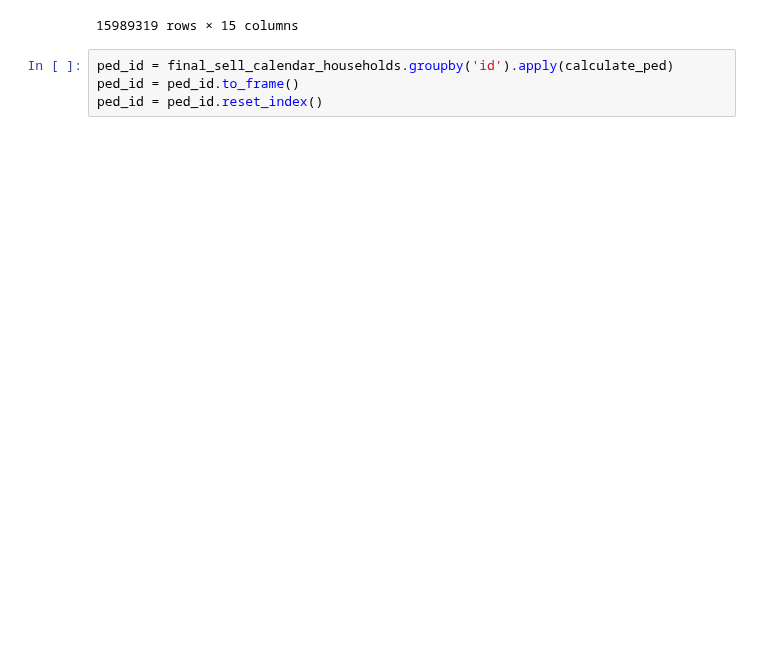
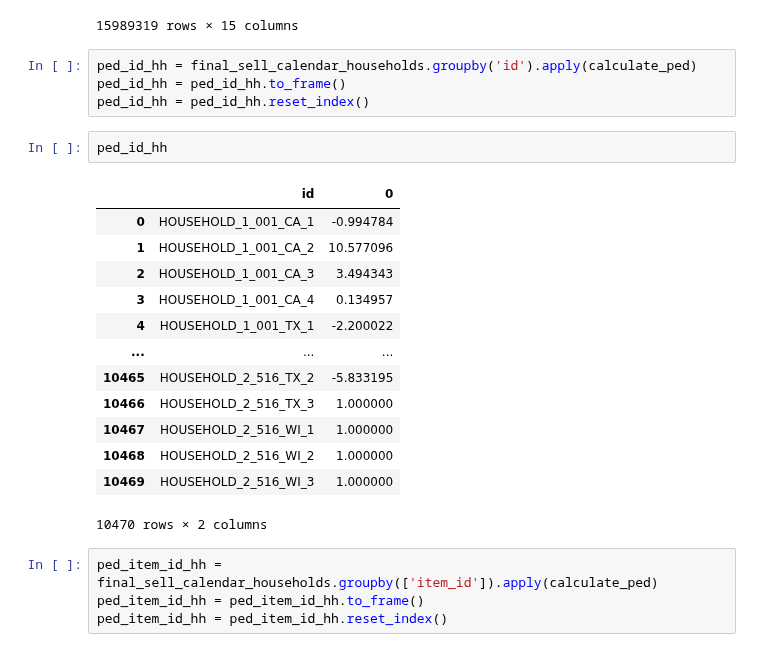
Before and after one commit to aaronmonash24/FYP, a Jupyter notebook: Data Analysis/PED.ipynb, the cells around one changed output. Drawn from its saved outputs; the diff is of its cells as text; blank space fills up the shorter version.

Commit message:
Calculate PED of hobbies items by id and item_id

```diff
--- a/Data Analysis/PED.ipynb
+++ b/Data Analysis/PED.ipynb
@@ -232,6 +232,26 @@ final_sell_calendar_households
 | 15989318 | HOUSEHOLD_2_516_WI_3 | 11105 | 5.94 | d_35 | 2011 | 3 | 7 | 2011-03-04 | 0 | 35 | HOUSEHOLD | ... |
 15989319 rows × 15 columns
 # %%
-ped_id = final_sell_calendar_households.groupby('id').apply(calculate_ped)
-ped_id = ped_id.to_frame()
-ped_id = ped_id.reset_index()
+ped_id_hh = final_sell_calendar_households.groupby('id').apply(calculate_ped)
+ped_id_hh = ped_id_hh.to_frame()
+ped_id_hh = ped_id_hh.reset_index()
+# %%
+ped_id_hh
+# %% [output]
+|  | id | 0 |
+| 0 | HOUSEHOLD_1_001_CA_1 | -0.994784 |
+| 1 | HOUSEHOLD_1_001_CA_2 | 10.577096 |
+| 2 | HOUSEHOLD_1_001_CA_3 | 3.494343 |
+| 3 | HOUSEHOLD_1_001_CA_4 | 0.134957 |
+| 4 | HOUSEHOLD_1_001_TX_1 | -2.200022 |
+| ... | ... | ... |
+| 10465 | HOUSEHOLD_2_516_TX_2 | -5.833195 |
+| 10466 | HOUSEHOLD_2_516_TX_3 | 1.000000 |
+| 10467 | HOUSEHOLD_2_516_WI_1 | 1.000000 |
+| 10468 | HOUSEHOLD_2_516_WI_2 | 1.000000 |
+| 10469 | HOUSEHOLD_2_516_WI_3 | 1.000000 |
+10470 rows × 2 columns
+# %%
+ped_item_id_hh = final_sell_calendar_households.groupby(['item_id']).apply(calculate_ped)
+ped_item_id_hh = ped_item_id_hh.to_frame()
+ped_item_id_hh = ped_item_id_hh.reset_index()
```
Also changed, not shown: parts of 1 cell of this notebook, 2 other files.
